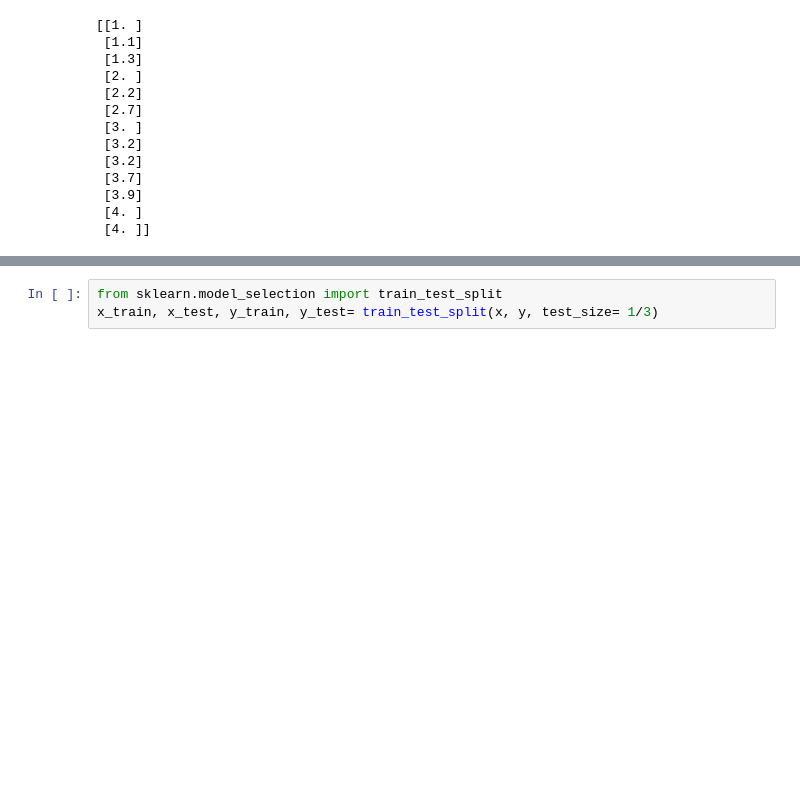
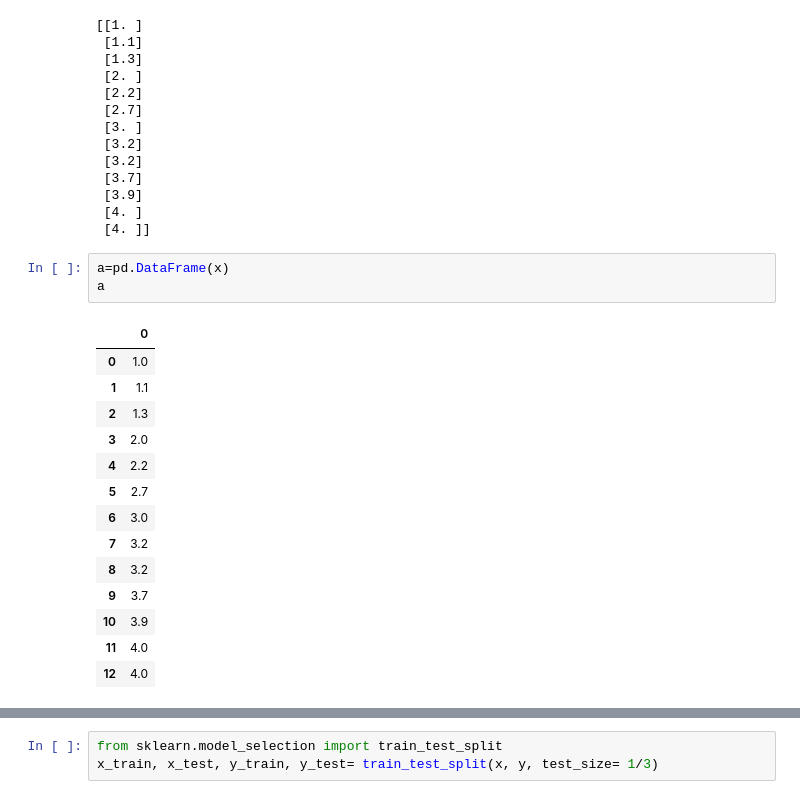
Before and after one commit to Thota-naga-venkata-pramod/Regression, a Jupyter notebook: simple_linear.ipynb, the cells around one changed output, grey strips where cells are left out. Drawn from its saved outputs; the diff is of its cells as text; blank space fills up the shorter version.

```diff
--- a/simple_linear.ipynb
+++ b/simple_linear.ipynb
@@ -42,6 +42,24 @@ print(x)
  [3.9]
  [4. ]
  [4. ]]
+# %%
+a=pd.DataFrame(x)
+a
+# %% [output]
+|  | 0 |
+| 0 | 1.0 |
+| 1 | 1.1 |
+| 2 | 1.3 |
+| 3 | 2.0 |
+| 4 | 2.2 |
+| 5 | 2.7 |
+| 6 | 3.0 |
+| 7 | 3.2 |
+| 8 | 3.2 |
+| 9 | 3.7 |
+| 10 | 3.9 |
+| 11 | 4.0 |
+| 12 | 4.0 |
 # %%
 print(y)
 # %% [output]
```
Also changed, not shown: parts of 8 cells of this notebook.
